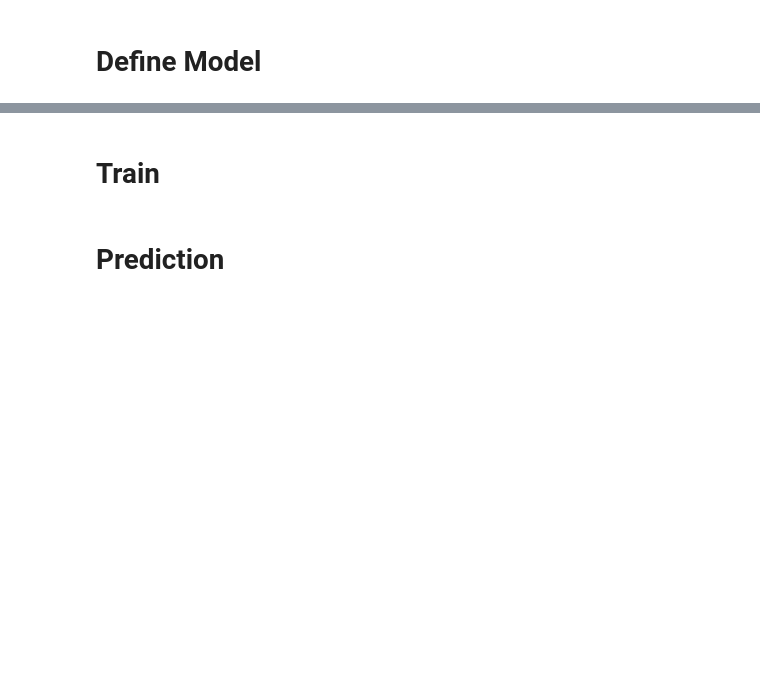
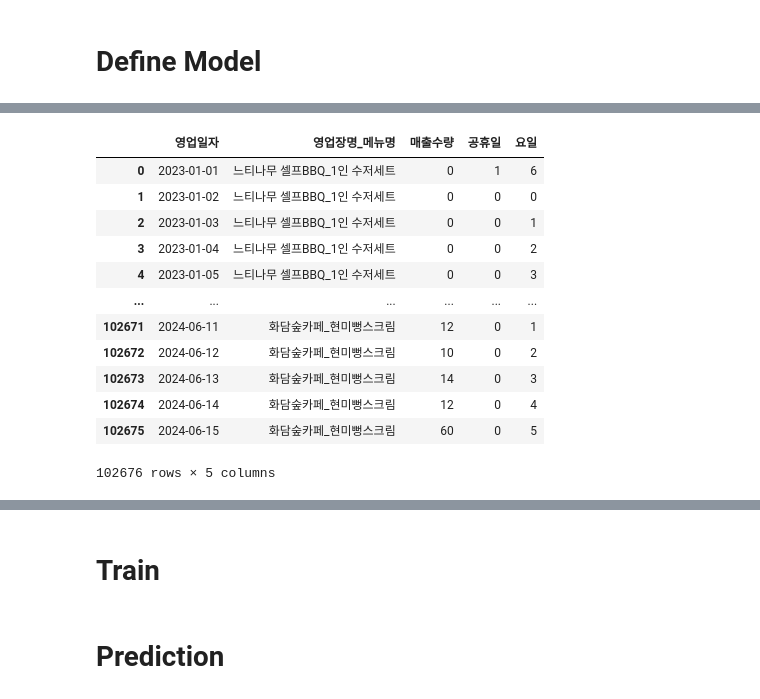
Before and after one commit to EastHuni/lg-aimers, a Jupyter notebook: [Baseline]_LSTM을_활용한_메뉴별_매출_수량_예측_.ipynb, the cells around one changed output, grey strips where cells are left out. Saved outputs shown, nothing was run; the diff lists cells and outputs as text; code cells hidden in the pictures; blank space fills up the shorter version.

```diff
--- a/[Baseline]_LSTM을_활용한_메뉴별_매출_수량_예측_.ipynb
+++ b/[Baseline]_LSTM을_활용한_메뉴별_매출_수량_예측_.ipynb
@@ -68,0 +80,23 @@ class MultiOutputLSTM(nn.Module):
+# %%
+import holidays
+train['영업일자'] = pd.to_datetime(train['영업일자'])
+
+kr_holidays = holidays.KR(years=[2023, 2024])
+
+train['요일'] = train['영업일자'].dt.dayofweek #0 = 월요일, ..., 6 = 일요일
+train['공휴일'] = train['영업일자'].isin(kr_holidays).astype(int)
+train
+# %% [output]
+|  | 영업일자 | 영업장명_메뉴명 | 매출수량 | 공휴일 | 요일 |
+| 0 | 2023-01-01 | 느티나무 셀프BBQ_1인 수저세트 | 0 | 1 | 6 |
+| 1 | 2023-01-02 | 느티나무 셀프BBQ_1인 수저세트 | 0 | 0 | 0 |
+| 2 | 2023-01-03 | 느티나무 셀프BBQ_1인 수저세트 | 0 | 0 | 1 |
+| 3 | 2023-01-04 | 느티나무 셀프BBQ_1인 수저세트 | 0 | 0 | 2 |
+| 4 | 2023-01-05 | 느티나무 셀프BBQ_1인 수저세트 | 0 | 0 | 3 |
+| ... | ... | ... | ... | ... | ... |
+| 102671 | 2024-06-11 | 화담숲카페_현미뻥스크림 | 12 | 0 | 1 |
+| 102672 | 2024-06-12 | 화담숲카페_현미뻥스크림 | 10 | 0 | 2 |
+| 102673 | 2024-06-13 | 화담숲카페_현미뻥스크림 | 14 | 0 | 3 |
+| 102674 | 2024-06-14 | 화담숲카페_현미뻥스크림 | 12 | 0 | 4 |
+| 102675 | 2024-06-15 | 화담숲카페_현미뻥스크림 | 60 | 0 | 5 |
+102676 rows × 5 columns
```
Also changed, not shown: parts of 13 cells of this notebook.
